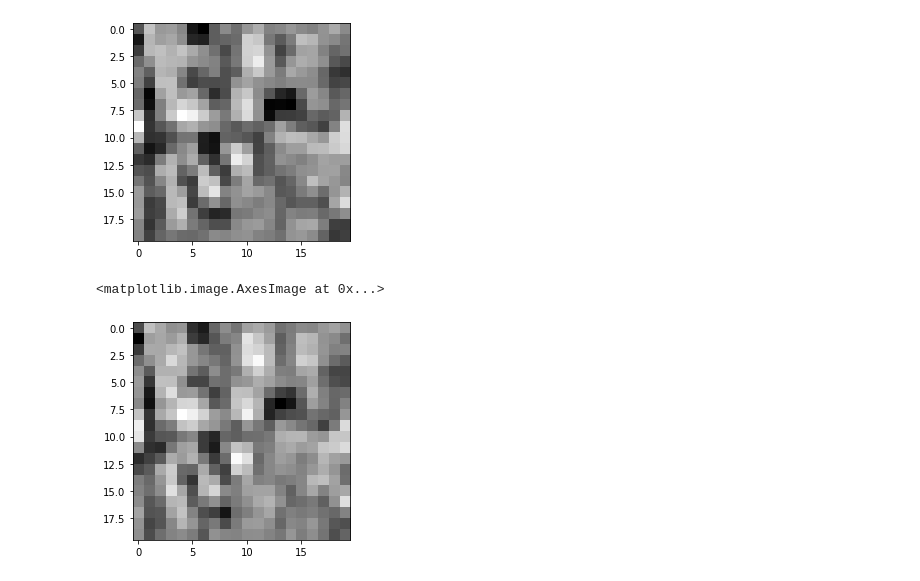
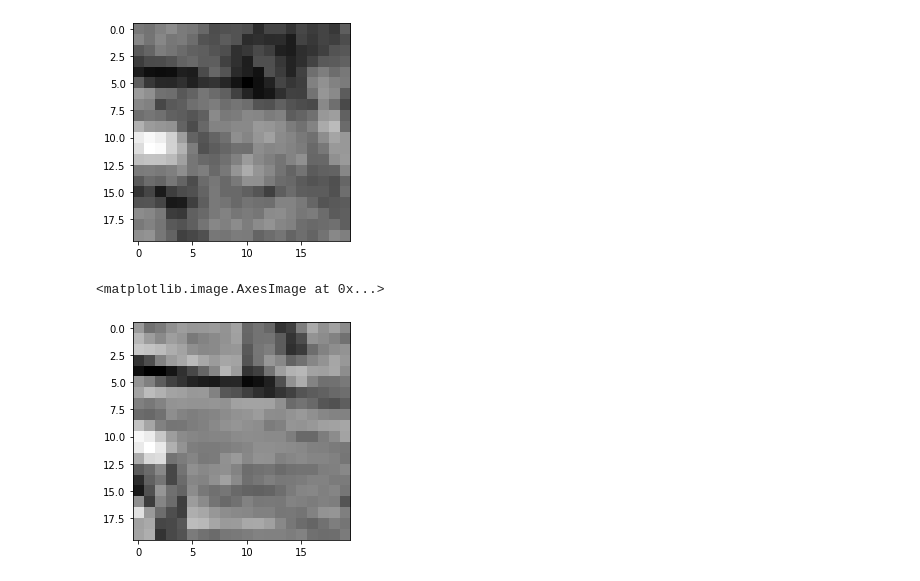
Before and after one commit to sebbkw/rnn, a Jupyter notebook: train_network.ipynb, the cells around one changed output. Drawn from its saved outputs; the diff is of its cells as text; code cells hidden in the pictures.

```diff
--- a/train_network.ipynb
+++ b/train_network.ipynb
@@ -44,7 +29,8 @@ import torch.optim as optim
 from matplotlib import pyplot as plt
 %matplotlib inline
 
-T_STEPS = 7
+WARMUP = 20
+T_STEPS = 8
 FRAME_SIZE = 20
 # %%
 class FramesDataset (torch.utils.data.Dataset):
@@ -73,9 +59,9 @@ class FramesDataset (torch.utils.data.Dataset):
     def __len__ (self):
         return len(self.dataset)
     def __getitem__ (self, i):
-        window = self.dataset[i] # (size, size, time_steps)
-        x = window[:-1, :]
-        y = window[-1, :]
+        window = self.dataset[i]
+        x = window[:WARMUP, :]
+        y = window[WARMUP:, :]
 
         return x, y
 
@@ -117,23 +140,25 @@ def L1_regularisation (lam, loss, model):
 # %%
-net = RNN_Network()
+model = RNN_Network(hidden_units = 100)
 
 n_epochs = 100
 lr=0.001
 
 criterion = nn.MSELoss()
-optimizer = torch.optim.Adam(net.parameters(), lr=lr)
+optimizer = torch.optim.Adam(model.parameters(), lr=lr)
 
 for epoch in range(1, n_epochs + 1):
     for batch_n, data in enumerate(train_data_loader):
         inputs, targets = data
 
         optimizer.zero_grad()
-        output = net(inputs)
-        loss = L1_regularisation(10e-6, criterion(output, targets), net)
+        output = model(inputs)
+        loss = L1_regularisation(10e-6, criterion(output, targets), model)
         loss.backward()
         nn.utils.clip_grad_value_(net.parameters(), clip_value=1.0)  #Gradient Value Clipping
         optimizer.step()
 
     print('Epoch: {}/{}.............'.format(epoch, n_epochs), end=' ')
     print("Loss: {:.4f}".format(loss.item()))
+
+plot_input_weights(model, hidden_units = 10)
 # %% [output]
@@ -158,15 +171,16 @@ KeyboardInterrupt:
 # %%
-x, y = train_dataset[560]
+x, y = train_dataset[0]
+pred = torch.squeeze(model(torch.unsqueeze(x, 0)), 0)
 
-pred = net(torch.unsqueeze(x, 0))
+n = 8
 
-im_pred = pred.view(20, 20).detach().numpy()
-im_y = y.view(20, 20).detach().numpy()
+im_pred = pred[n].view(20, 20).detach().numpy()
+im_y = y[n].view(20, 20).detach().numpy()
 
 plt.imshow(im_pred, cmap='gray')
 plt.show()
 plt.imshow(im_y, cmap='gray')
 # %% [output]
-[figure, old version]
+[figure, new version]
 <matplotlib.image.AxesImage at 0x...>
-[figure, old version]
+[figure, new version]
```
Also changed, not shown: parts of 4 cells of this notebook, 1 other file.
